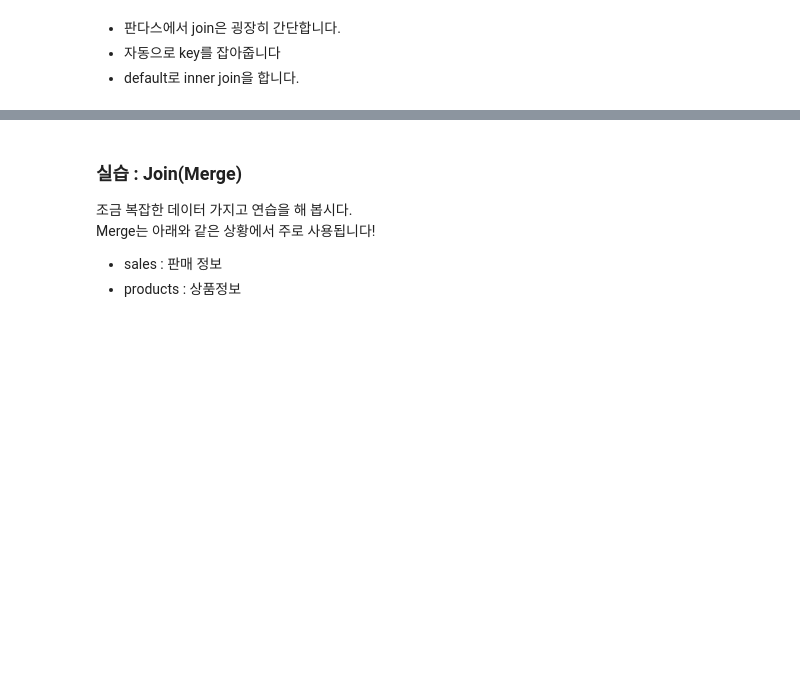
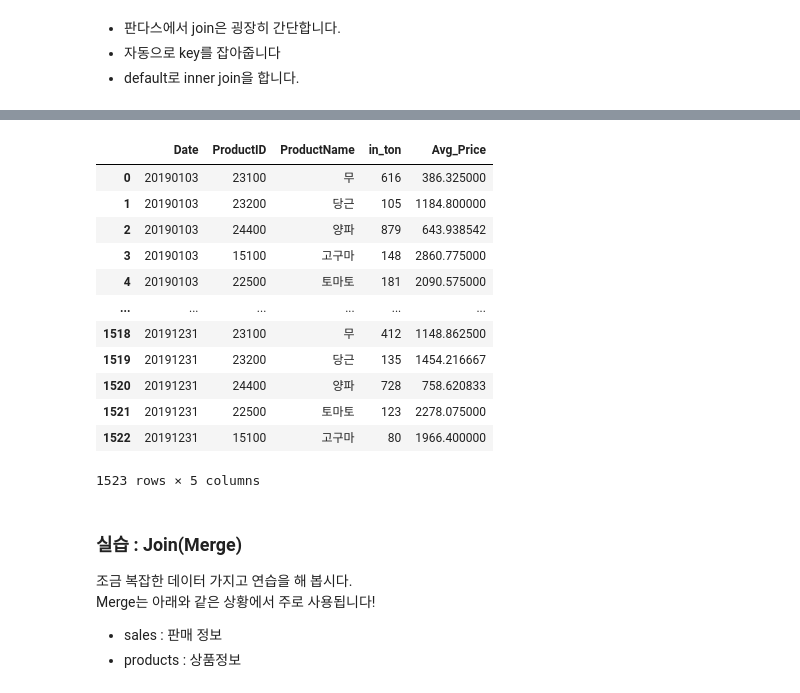
Before and after one commit to oms1226/20201130_python_farmingindustry, a Jupyter notebook: 1week/03 Pandas2.ipynb, the cells around one changed output, grey strips where cells are left out. Cells and saved outputs as stored; diff of their text form; code cells hidden in the pictures; blank space fills up the shorter version.

```diff
--- a/1week/03 Pandas2.ipynb
+++ b/1week/03 Pandas2.ipynb
@@ -70,4 +250,6 @@ g_price = pd.read_csv('https://raw.githubusercontent.com/DA4BAM/dataset/master/g
 # 복습1 : g_price에서 칼럼을 추가하시오
 # 1kg 당 가격 (Unit_Price)
 
+
+g_price['Unit_Price'] = g_price['Price'] / g_price['KG']
 g_price.head()
@@ -74,2 +263,4 @@ g_price.head()
 # %%
-# 복습2 : 위 결과에 이어서, g_price에서 Date 별, ProductID별 평균 Price를 구하여 g_price2에 저장하시오.
+# 복습2 : 위 결과에 이어서, g_price에서 Date 별, ProductID별 평균 Unit_Price를 구하여 g_price2에 저장하시오.
+g_price2 = g_price.groupby(by=['Date', 'ProductID'], as_index=False)['Unit_Price'].mean()
+g_price2
@@ -76,2 +281,5 @@ g_price.head()
 # %%
 # 복습3 : 칼렴 명 Unit_Price를 Avg_Price로 변경하시오.
+#g_price2['Unit_Price'].mean()
+g_price2.rename(columns={'Unit_Price':'Avg_Price'}, inplace = True)
+g_price2.head()
@@ -93,3 +337,21 @@ pd.merge(g_price2, g_in)
+# %%
+# 이제 merge를 시도해 봅시다.
+
+pd.merge(g_in, g_price2)
+# %% [output]
+|  | Date | ProductID | ProductName | in_ton | Avg_Price |
+| 0 | 20190103 | 23100 | 무 | 616 | 386.325000 |
+| 1 | 20190103 | 23200 | 당근 | 105 | 1184.800000 |
+| 2 | 20190103 | 24400 | 양파 | 879 | 643.938542 |
+| 3 | 20190103 | 15100 | 고구마 | 148 | 2860.775000 |
+| 4 | 20190103 | 22500 | 토마토 | 181 | 2090.575000 |
+| ... | ... | ... | ... | ... | ... |
+| 1518 | 20191231 | 23100 | 무 | 412 | 1148.862500 |
+| 1519 | 20191231 | 23200 | 당근 | 135 | 1454.216667 |
+| 1520 | 20191231 | 24400 | 양파 | 728 | 758.620833 |
+| 1521 | 20191231 | 22500 | 토마토 | 123 | 2278.075000 |
+| 1522 | 20191231 | 15100 | 고구마 | 80 | 1966.400000 |
+1523 rows × 5 columns
 # %% [markdown]
 ### 실습 : Join(Merge)
 
```
Also changed, not shown: parts of 30 cells of this notebook, 5 other files.
